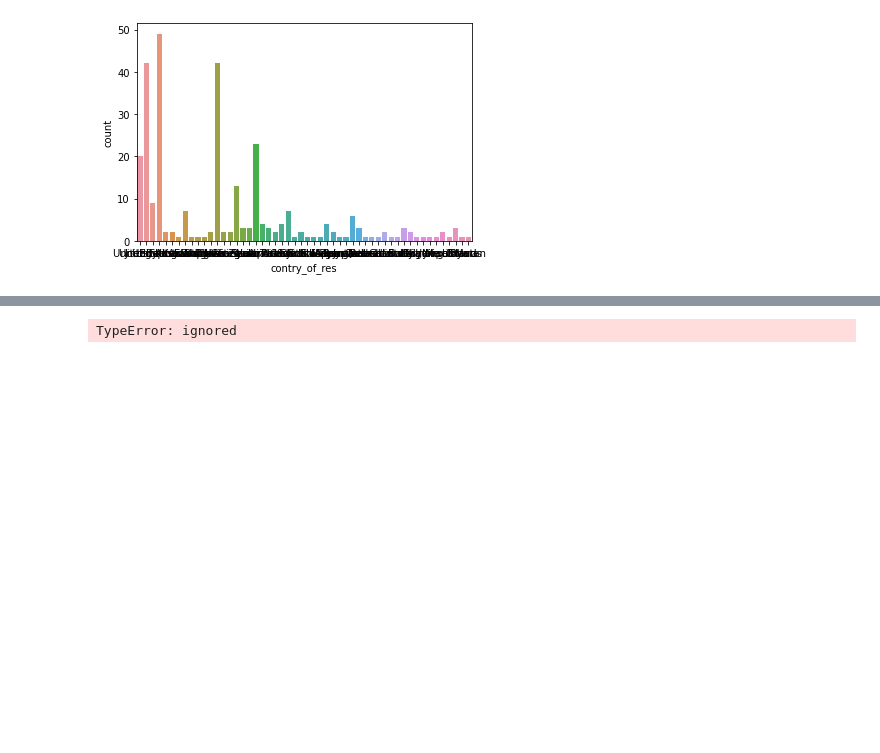
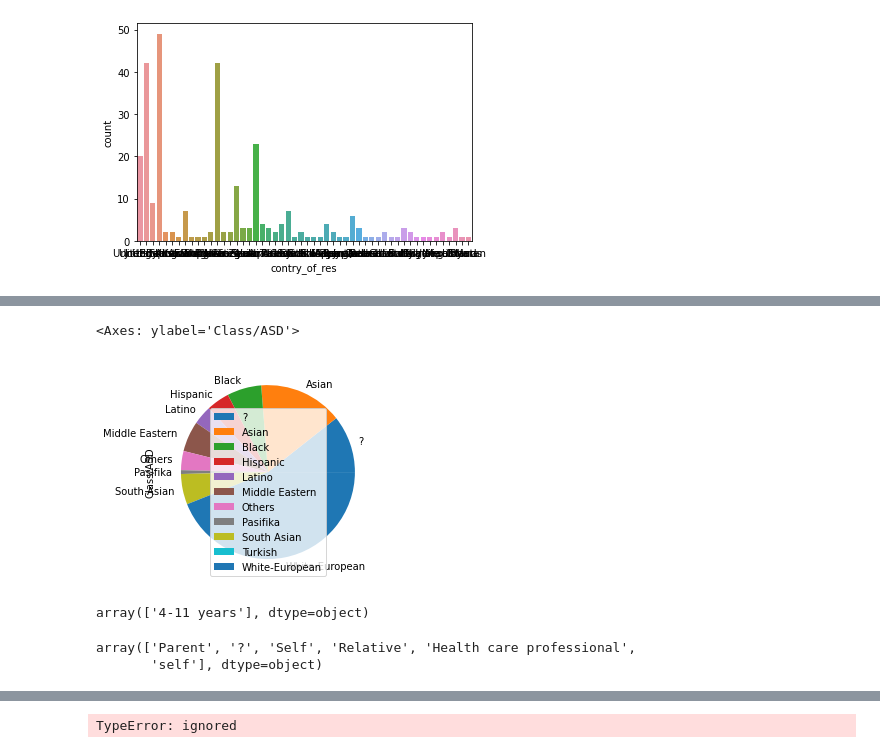
Before and after one commit to samratabduljalil/Detection-of-Autism-Spectrum-Disorder, a Jupyter notebook: code/Detection_of_Autism_Spectrum_Disorder.ipynb, the cells around one changed output, grey strips where cells are left out. Saved outputs shown, nothing was run; the diff lists cells and outputs as text; code cells hidden in the pictures; blank space fills up the shorter version.

```diff
--- a/code/Detection_of_Autism_Spectrum_Disorder.ipynb
+++ b/code/Detection_of_Autism_Spectrum_Disorder.ipynb
@@ -47,0 +88,14 @@ data.groupby(['contry_of_res']).sum().plot(kind='pie',y='A7_Score')
+# %%
+data.groupby(['ethnicity']).sum().plot(kind='pie',y='Class/ASD')
+# %% [output]
+<Axes: ylabel='Class/ASD'>
+[figure, added]
+# %%
+data['age_desc'].unique()
+# %% [output]
+array(['4-11 years'], dtype=object)
+# %%
+data['relation'].unique()
+# %% [output]
+array(['Parent', '?', 'Self', 'Relative', 'Health care professional',
+       'self'], dtype=object)
```
Also changed, not shown: parts of 8 cells of this notebook.
